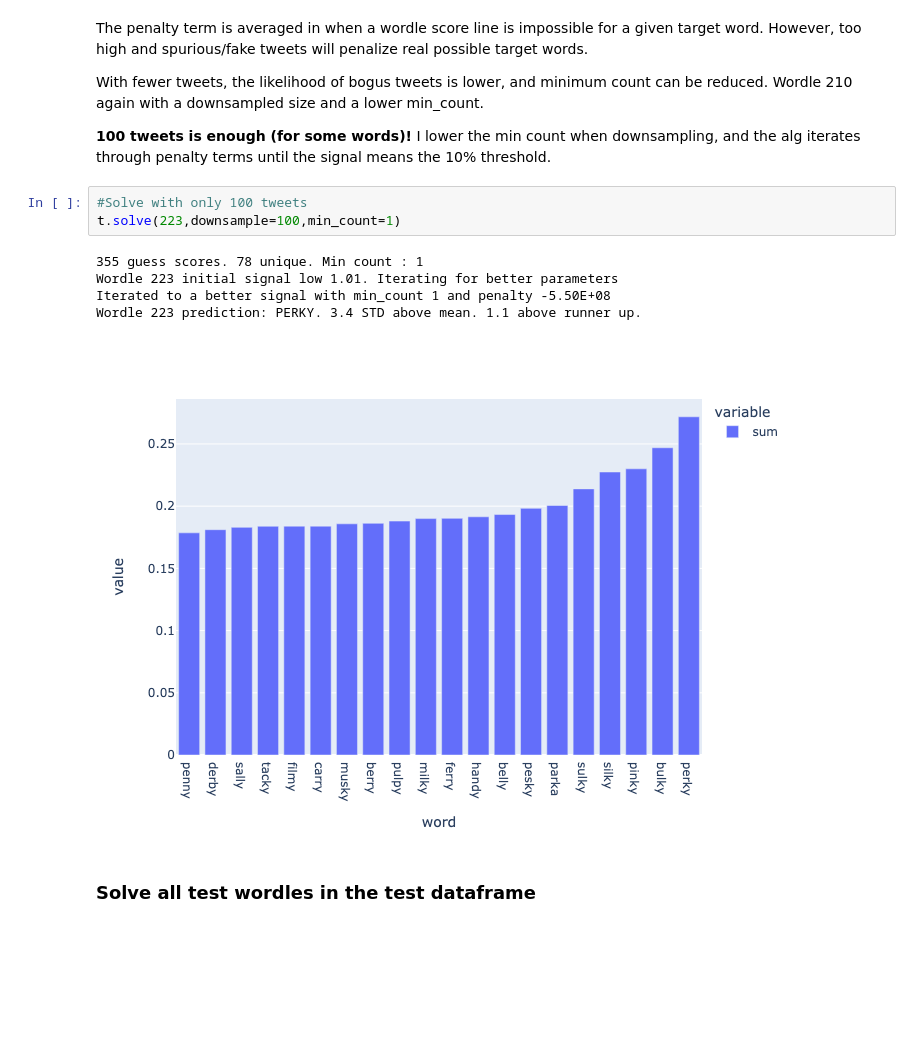
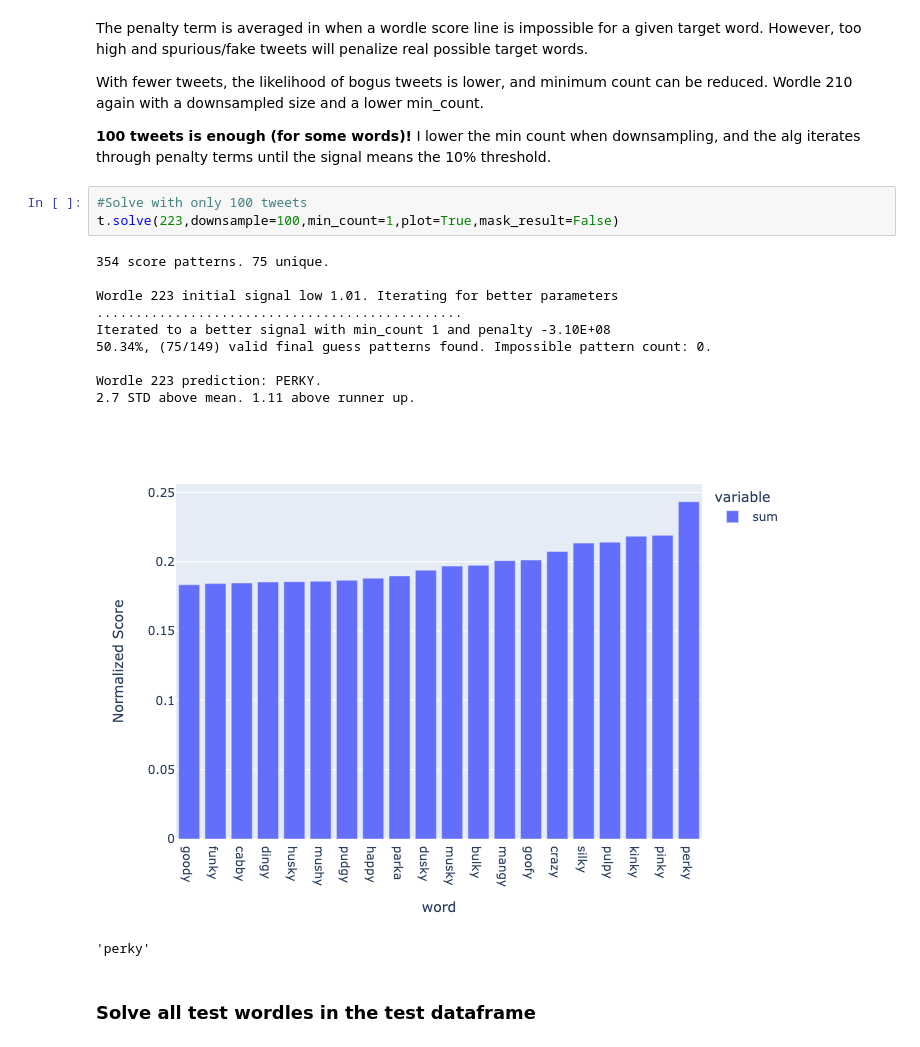
Before and after one commit to astrowonk/TwitterWordle, a Jupyter notebook: Predict with Tweets.ipynb, the cells around one changed output. Saved outputs shown, nothing was run; the diff lists cells and outputs as text; blank space fills up the shorter version.

```diff
--- a/Predict with Tweets.ipynb
+++ b/Predict with Tweets.ipynb
@@ -71,13 +81,19 @@ With fewer tweets, the likelihood of bogus tweets is lower, and minimum count ca
 **100 tweets is enough (for some words)!** I lower the min count when downsampling, and the alg iterates through penalty terms until the signal means the 10% threshold.
 # %%
 #Solve with only 100 tweets
-t.solve(223,downsample=100,min_count=1)
+t.solve(223,downsample=100,min_count=1,plot=True,mask_result=False)
 # %% [output]
-355 guess scores. 78 unique. Min count : 1
+354 score patterns. 75 unique.
+
 Wordle 223 initial signal low 1.01. Iterating for better parameters
-Iterated to a better signal with min_count 1 and penalty -5.50E+08
-Wordle 223 prediction: PERKY. 3.4 STD above mean. 1.1 above runner up.
+...............................................
+Iterated to a better signal with min_count 1 and penalty -3.10E+08
+50.34%, (75/149) valid final guess patterns found. Impossible pattern count: 0.
+
+Wordle 223 prediction: PERKY.
+2.7 STD above mean. 1.11 above runner up.
-[figure, old version]
+[figure, new version]
+'perky'
 # %% [markdown]
 ### Solve all test wordles in the test dataframe
 # %%
```
Also changed, not shown: parts of 11 cells of this notebook, 6 other files.
